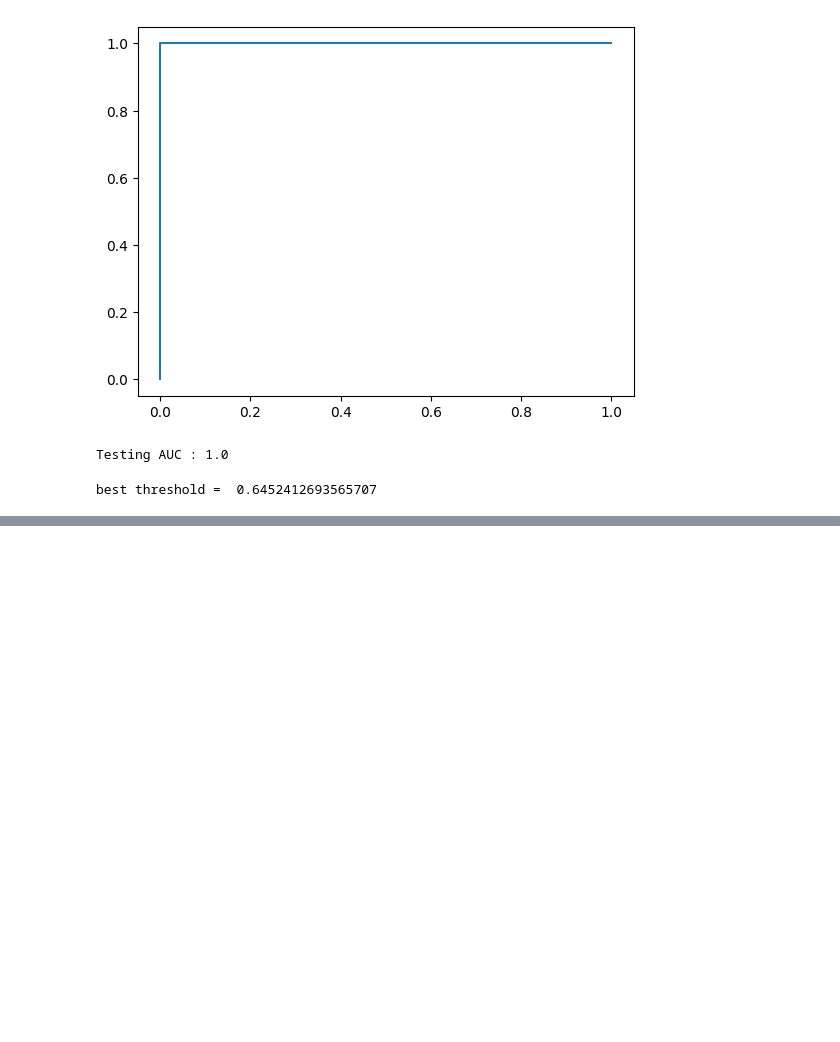
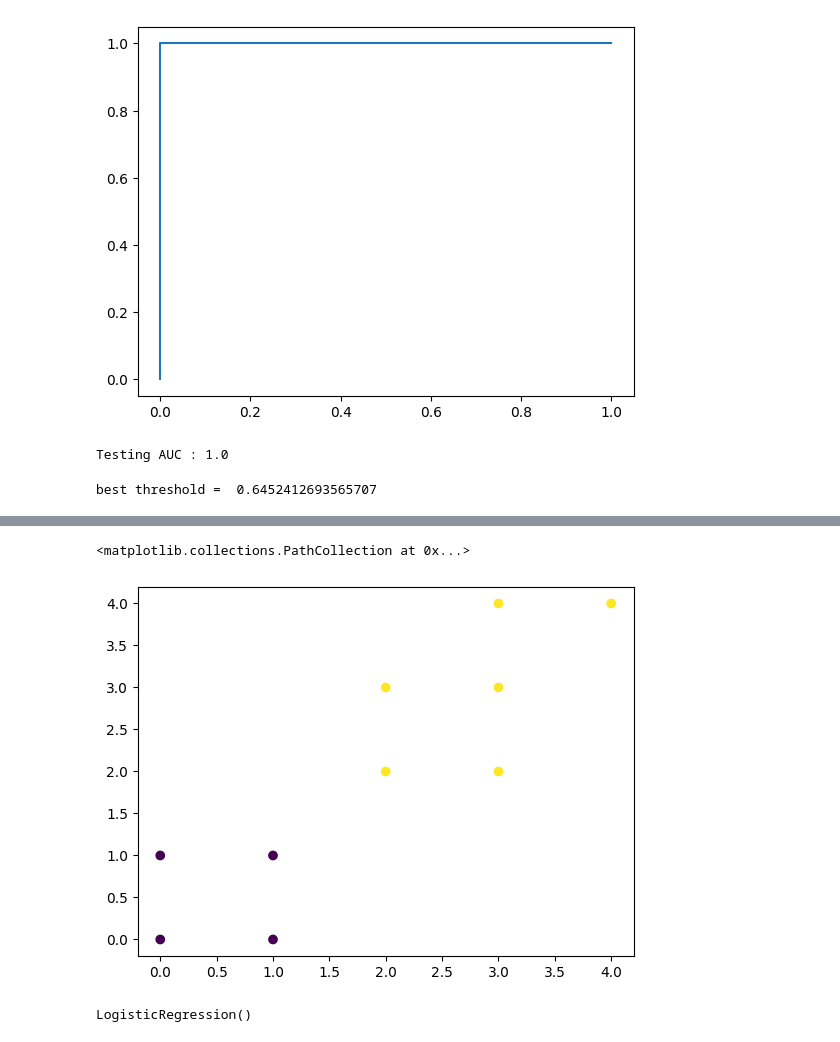
Before and after one commit to bakirmohammed1234/Machine_Learning, a Jupyter notebook: Sklearn_Models_Implementations/LogisticRegression/LogisticRegrssion1.ipynb, the cells around one changed output, grey strips where cells are left out. Saved outputs shown, nothing was run; the diff lists cells and outputs as text; code cells hidden in the pictures; blank space fills up the shorter version.

```diff
--- a/Sklearn_Models_Implementations/LogisticRegression/LogisticRegrssion1.ipynb
+++ b/Sklearn_Models_Implementations/LogisticRegression/LogisticRegrssion1.ipynb
@@ -146,0 +152,15 @@ best threshold =  0.6452412693565707
+# %%
+X_train = np.array([
+    [0, 0],
+    [0, 1],
+    [1, 1],
+    [1, 0],
+    [2, 3],
+    [3, 2],
+    [3, 3],
+    [2, 2],
+    [4, 4],
+    [3, 4]
+])
+
+y_train = np.array([0, 0, 0, 0, 1, 1, 1, 1, 1, 1])
@@ -146,0 +178,5 @@ best threshold =  0.6452412693565707
+# %%
+plt.scatter(X_train[:,0],X_train[:,1], c= y_train)
+# %% [output]
+<matplotlib.collections.PathCollection at 0x...>
+[figure, added]
@@ -146,0 +185,4 @@ best threshold =  0.6452412693565707
+# %%
+model1.fit(X_train,y_train)
+# %% [output]
+LogisticRegression()
```
Also changed, not shown: parts of 8 cells of this notebook.
